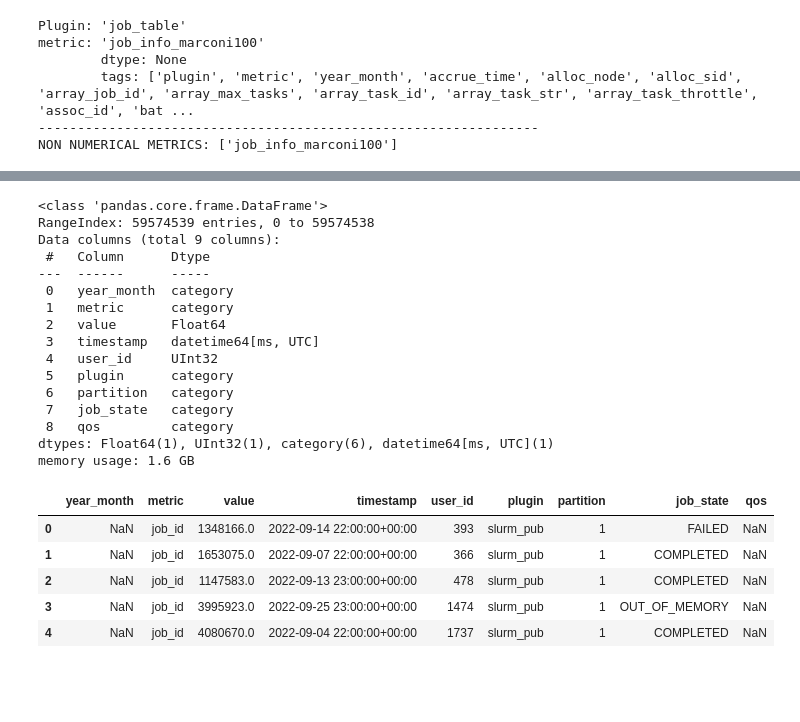
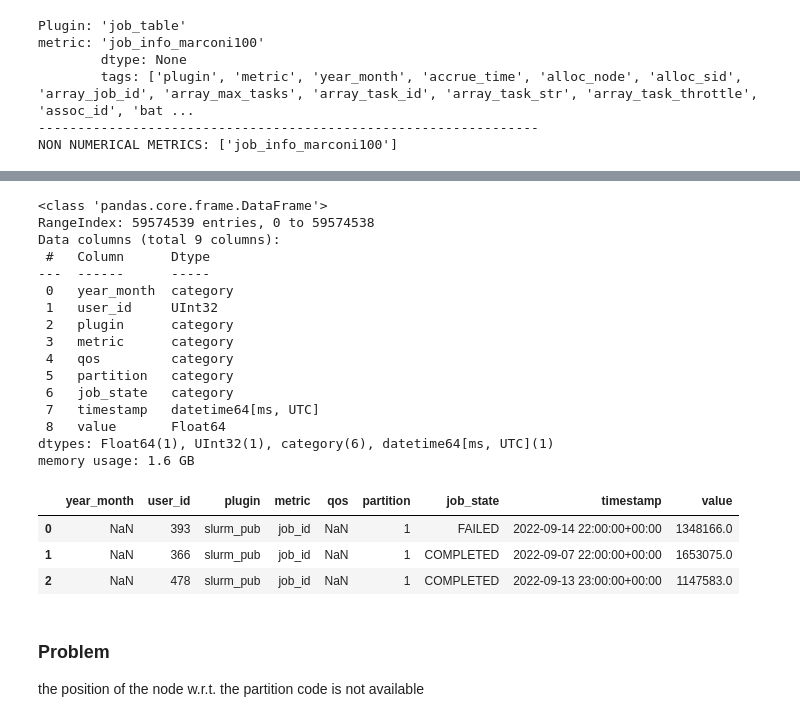
Before and after one commit to RiccardoEvangelisti/Anomaly-Detection, a Jupyter notebook: Data_Exploration.ipynb, the cells around one changed output, grey strips where cells are left out. Saved outputs shown, nothing was run; the diff lists cells and outputs as text; code cells hidden in the pictures; blank space fills up the shorter version.

```diff
--- a/Data_Exploration.ipynb
+++ b/Data_Exploration.ipynb
@@ -946,30 +967,29 @@ NOT NUMERICAL METRICS: []
 # %%
 df_slurm = client.query_plugins(plugins="slurm")
 
 df_slurm.info()
-display(df_slurm.head(5))
-
-# Data of the position of the node w.r.t. the partition code is not available
+display(df_slurm.head(3))
 # %% [output]
 <class 'pandas.core.frame.DataFrame'>
 RangeIndex: 59574539 entries, 0 to 59574538
 Data columns (total 9 columns):
  #   Column      Dtype
 ---  ------      -----
  0   year_month  category
- 1   metric      category
- 2   value       Float64
- 3   timestamp   datetime64[ms, UTC]
- 4   user_id     UInt32
- 5   plugin      category
- 6   partition   category
- 7   job_state   category
- 8   qos         category
+ 1   user_id     UInt32
+ 2   plugin      category
+ 3   metric      category
+ 4   qos         category
+ 5   partition   category
+ 6   job_state   category
+ 7   timestamp   datetime64[ms, UTC]
+ 8   value       Float64
 dtypes: Float64(1), UInt32(1), category(6), datetime64[ms, UTC](1)
 memory usage: 1.6 GB
-|  | year_month | metric | value | timestamp | user_id | plugin | partition | job_state | qos |
-| 0 | NaN | job_id | 1348166.0 | 2022-09-14 22:00:00+00:00 | 393 | slurm_pub | 1 | FAILED | NaN |
-| 1 | NaN | job_id | 1653075.0 | 2022-09-07 22:00:00+00:00 | 366 | slurm_pub | 1 | COMPLETED | NaN |
-| 2 | NaN | job_id | 1147583.0 | 2022-09-13 23:00:00+00:00 | 478 | slurm_pub | 1 | COMPLETED | NaN |
-| 3 | NaN | job_id | 3995923.0 | 2022-09-25 23:00:00+00:00 | 1474 | slurm_pub | 1 | OUT_OF_MEMORY | NaN |
-| 4 | NaN | job_id | 4080670.0 | 2022-09-04 22:00:00+00:00 | 1737 | slurm_pub | 1 | COMPLETED | NaN |
+|  | year_month | user_id | plugin | metric | qos | partition | job_state | timestamp | value |
+| 0 | NaN | 393 | slurm_pub | job_id | NaN | 1 | FAILED | 2022-09-14 22:00:00+00:00 | 1348166.0 |
+| 1 | NaN | 366 | slurm_pub | job_id | NaN | 1 | COMPLETED | 2022-09-07 22:00:00+00:00 | 1653075.0 |
+| 2 | NaN | 478 | slurm_pub | job_id | NaN | 1 | COMPLETED | 2022-09-13 23:00:00+00:00 | 1147583.0 |
+# %% [markdown]
+### Problem
+the position of the node w.r.t. the partition code is not available
```
Also changed, not shown: parts of 24 cells of this notebook.
